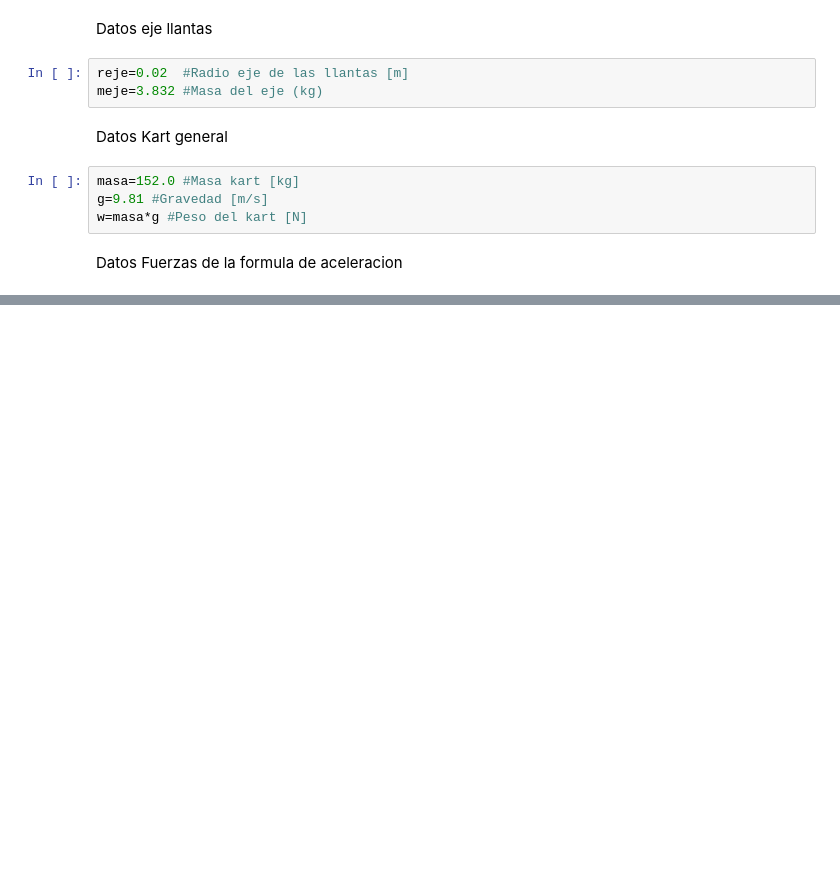
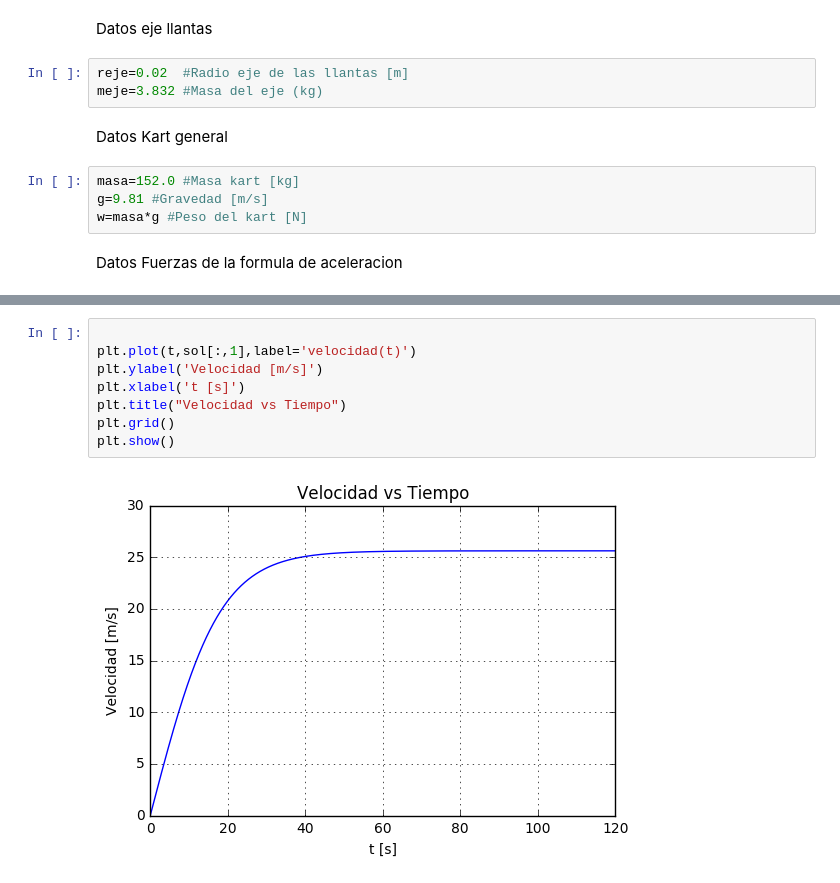
Before and after one commit to jrod781/Herramientas-Computacionales-IMEC3602, a Jupyter notebook: 03_taller02/taller2.ipynb, the cells around one changed output, grey strips where cells are left out. Drawn from its saved outputs; the diff is of its cells as text; blank space fills up the shorter version.

```diff
--- a/03_taller02/taller2.ipynb
+++ b/03_taller02/taller2.ipynb
@@ -32,0 +216,10 @@ af=(dll*alj)/2 #Area frontal kart (m^2)
+# %%
+
+plt.plot(t,sol[:,1],label='velocidad(t)')
+plt.ylabel('Velocidad [m/s]')
+plt.xlabel('t [s]')
+plt.title("Velocidad vs Tiempo")
+plt.grid()
+plt.show()
+# %% [output]
+[figure, added]
```
Also changed, not shown: parts of 96 cells of this notebook, 1 other file.
